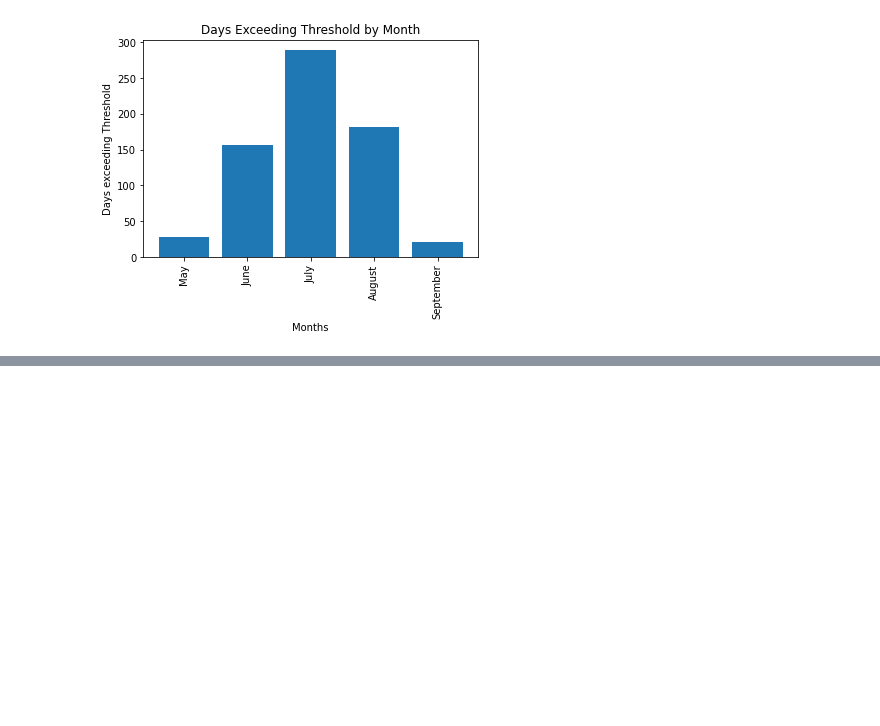
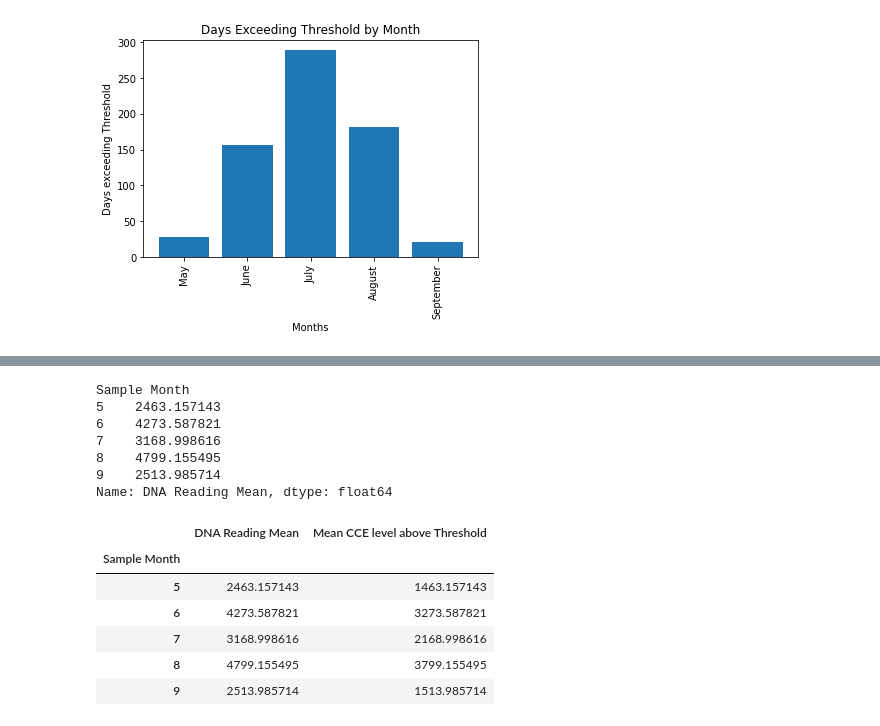
Before and after one commit to ander1908/Bootcamp_Project1, a Jupyter notebook: MostClosures_Stephen.ipynb, the cells around one changed output, grey strips where cells are left out. Cells and saved outputs as stored; diff of their text form; code cells hidden in the pictures; blank space fills up the shorter version.

```diff
--- a/MostClosures_Stephen.ipynb
+++ b/MostClosures_Stephen.ipynb
@@ -184,0 +222,24 @@ Text(0, 0.5, 'Days exceeding Threshold')
+# %%
+#Additional Stats - Find Average Level above threshold
+cl_dna_mean=closure_dna_df.groupby("Sample Month")["DNA Reading Mean"].mean()
+print(cl_dna_mean)
+cl_dna_mean_df=pd.DataFrame(cl_dna_mean)
+cl_dna_mean_df
+
+cl_dna_mean_df["Mean CCE level above Threshold"] = cl_dna_mean_df["DNA Reading Mean"]-dna_thresh
+cl_dna_mean_df
+# %% [output]
+Sample Month
+5    2463.157143
+6    4273.587821
+7    3168.998616
+8    4799.155495
+9    2513.985714
+Name: DNA Reading Mean, dtype: float64
+|  | DNA Reading Mean | Mean CCE level above Threshold |
+| Sample Month |  |  |
+| 5 | 2463.157143 | 1463.157143 |
+| 6 | 4273.587821 | 3273.587821 |
+| 7 | 3168.998616 | 2168.998616 |
+| 8 | 4799.155495 | 3799.155495 |
+| 9 | 2513.985714 | 1513.985714 |
```
Also changed, not shown: parts of 3 cells of this notebook.
